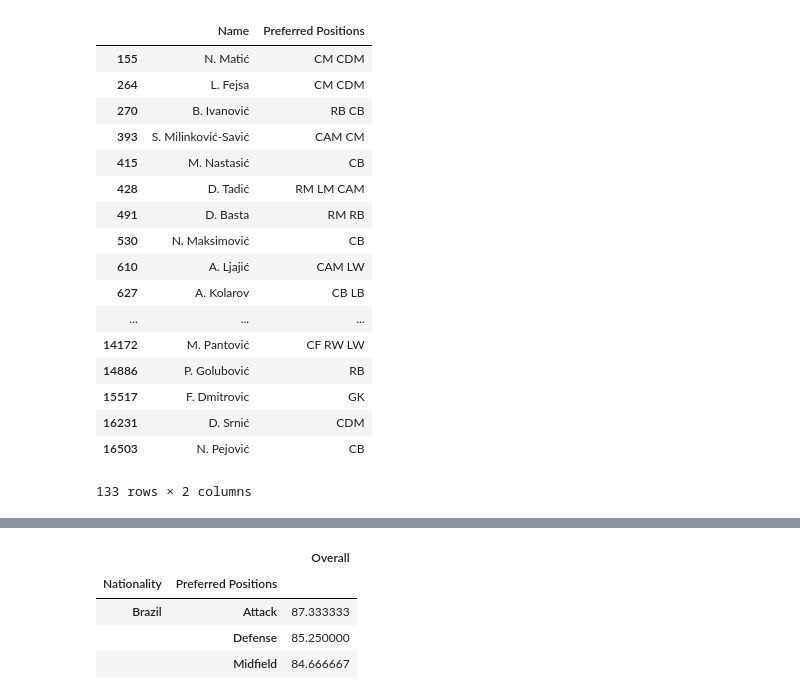
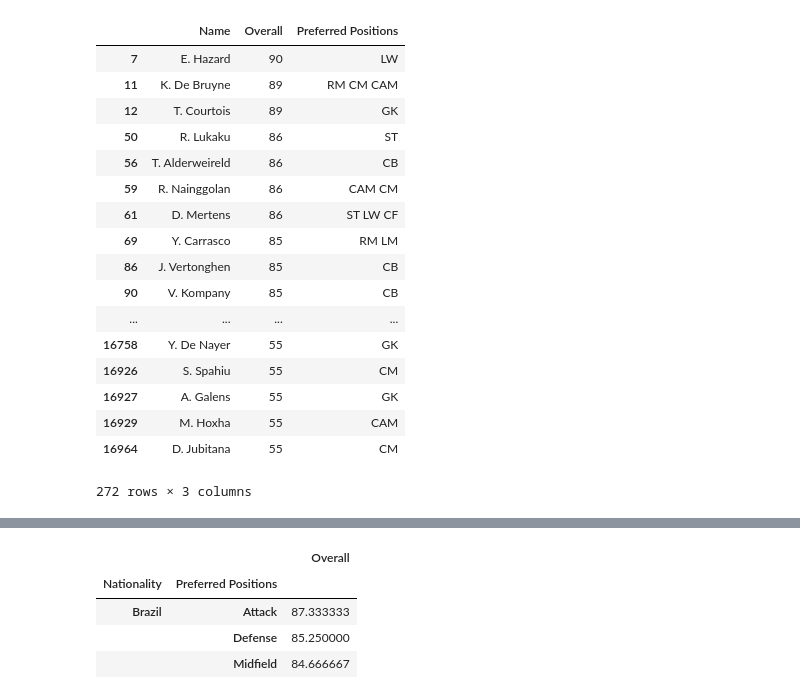
Before and after one commit to MikeStrenk/Modeling-the-World-Cup-2018, a Jupyter notebook: match-simulator-code-notebook.ipynb, the cells around one changed output, grey strips where cells are left out. Drawn from its saved outputs; the diff is of its cells as text; code cells hidden in the pictures.

```diff
--- a/match-simulator-code-notebook.ipynb
+++ b/match-simulator-code-notebook.ipynb
@@ -11,26 +14,26 @@ country_group_dict = pd.read_csv('resources/worldcup_country_groups.csv', ).to_d
 # %%
 players_df = pd.read_csv('resources/fifa-18-demo-player-dataset/CompleteDataset.csv')
 players_df.drop(['Unnamed: 0', 'Flag', 'Club Logo', 'Value', 'Wage', 'Photo', 'Potential', "Special"], axis=1, inplace=True)
-players_df[players_df['Nationality']=='Serbia'][['Name', 'Preferred Positions']]
+players_df[players_df['Nationality']=='Belgium'][['Name', 'Overall', 'Preferred Positions']]
 # %% [output]
-|  | Name | Preferred Positions |
-| 155 | N. Matić | CM CDM |
-| 264 | L. Fejsa | CM CDM |
-| 270 | B. Ivanović | RB CB |
-| 393 | S. Milinković-Savić | CAM CM |
-| 415 | M. Nastasić | CB |
-| 428 | D. Tadić | RM LM CAM |
-| 491 | D. Basta | RM RB |
-| 530 | N. Maksimović | CB |
-| 610 | A. Ljajić | CAM LW |
-| 627 | A. Kolarov | CB LB |
-| ... | ... | ... |
-| 14172 | M. Pantović | CF RW LW |
-| 14886 | P. Golubović | RB |
-| 15517 | F. Dmitrovic | GK |
-| 16231 | D. Srnić | CDM |
-| 16503 | N. Pejović | CB |
+|  | Name | Overall | Preferred Positions |
+| 7 | E. Hazard | 90 | LW |
+| 11 | K. De Bruyne | 89 | RM CM CAM |
+| 12 | T. Courtois | 89 | GK |
+| 50 | R. Lukaku | 86 | ST |
+| 56 | T. Alderweireld | 86 | CB |
+| 59 | R. Nainggolan | 86 | CAM CM |
+| 61 | D. Mertens | 86 | ST LW CF |
+| 69 | Y. Carrasco | 85 | RM LM |
+| 86 | J. Vertonghen | 85 | CB |
+| 90 | V. Kompany | 85 | CB |
+| ... | ... | ... | ... |
+| 16758 | Y. De Nayer | 55 | GK |
+| 16926 | S. Spahiu | 55 | CM |
+| 16927 | A. Galens | 55 | GK |
+| 16929 | M. Hoxha | 55 | CAM |
+| 16964 | D. Jubitana | 55 | CM |
-133 rows × 2 columns
+272 rows × 3 columns
 # %%
 # positions_list = list(players_df['Preferred Positions'].apply(lambda x: x.split(' ', 1)[0]).drop_duplicates())
 # positions_list
```
Also changed, not shown: parts of 2 cells of this notebook.
